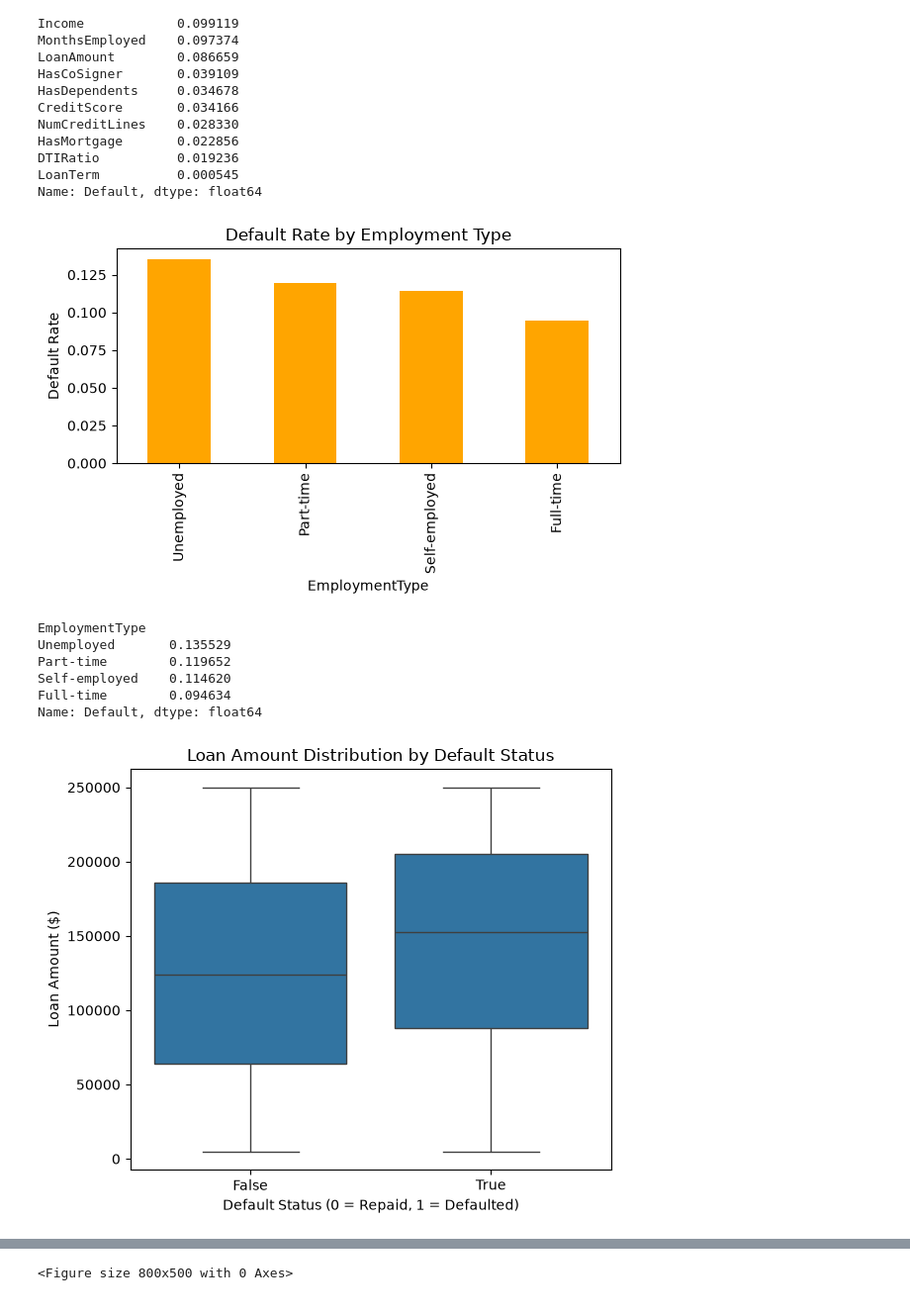
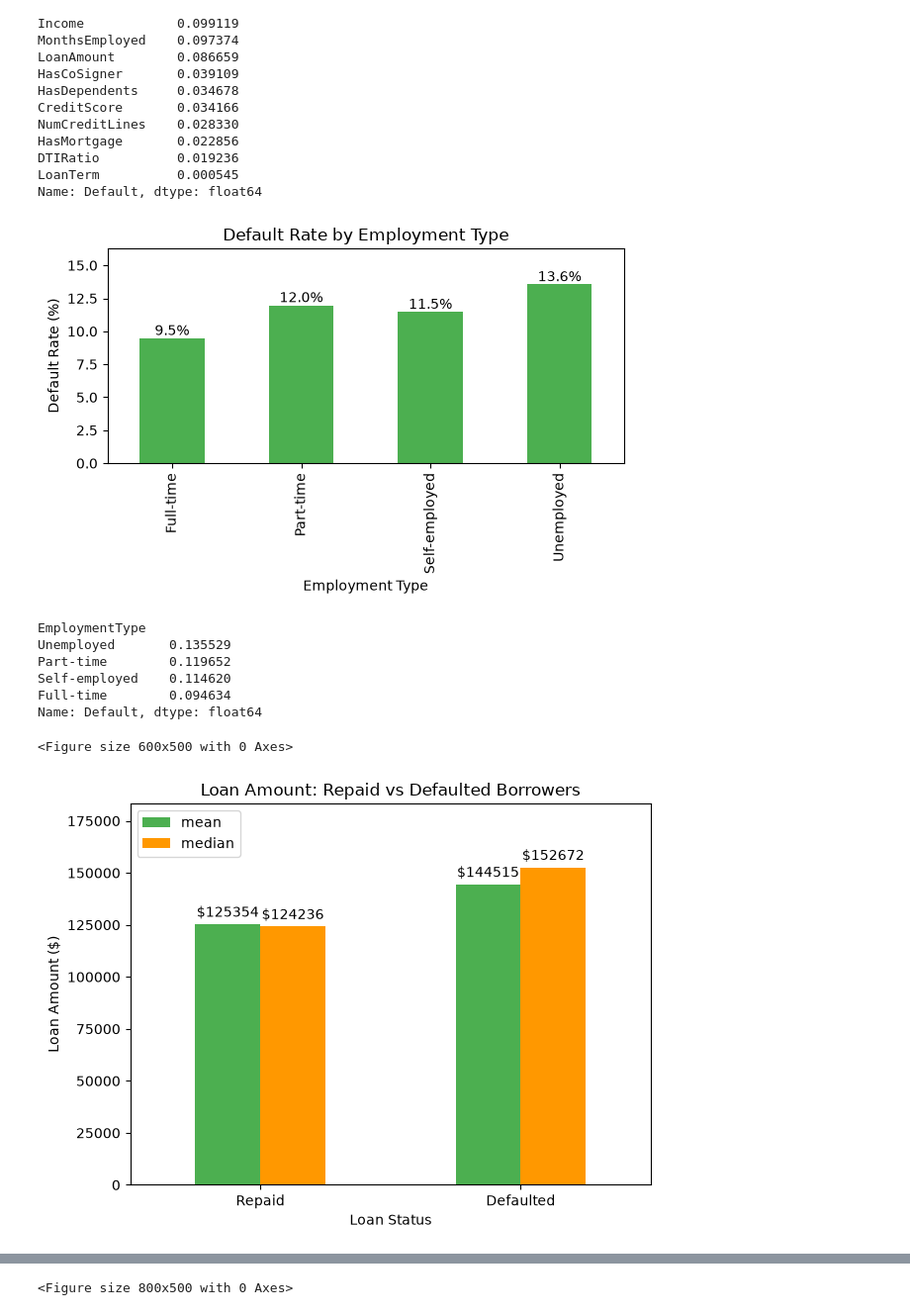
Before and after one commit to IrinaEkb/Loan_Default, a Jupyter notebook: notebooks/02_eda.ipynb, the cells around one changed output, grey strips where cells are left out. Shown at 99% size. Cells and saved outputs as stored; diff of their text form; code cells hidden in the pictures.

```diff
--- a/notebooks/02_eda.ipynb
+++ b/notebooks/02_eda.ipynb
@@ -95,18 +95,37 @@ DTIRatio          0.019236
 LoanTerm          0.000545
 Name: Default, dtype: float64
 # %%
+cat_risk = (
+    df.groupby("EmploymentType")["Default"]
+      .mean() * 100
+)
 plt.figure(figsize=(6, 4))
 
-ax = cat_risk.plot(kind="bar", color="orange")
+ax = cat_risk.plot(
+    kind="bar",
+    color="#4CAF50"
+)
 
 plt.title("Default Rate by Employment Type")
-plt.ylabel("Default Rate")
+plt.ylabel("Default Rate (%)")
+plt.xlabel("Employment Type")
+
+plt.ylim(0, cat_risk.max() * 1.2)
+
+for p in ax.patches:
+    ax.annotate(
+        f"{p.get_height():.1f}%",
+        (p.get_x() + p.get_width() / 2, p.get_height()),
+        ha="center",
+        va="bottom",
+        fontsize=10
+    )
 
 plt.tight_layout()
-plt.savefig(project_path / "visuals/employment_risk.png")
+plt.savefig(project_path / "visuals/employment_risk.png", dpi=300)
 plt.show()
 # %% [output]
-[figure, old version]
+[figure, new version]
 # %%
 print(df.groupby('EmploymentType')['Default'].mean().sort_values(ascending=False))
 # %% [output]
@@ -117,14 +136,30 @@ Self-employed    0.114620
 Full-time        0.094634
 Name: Default, dtype: float64
 # %%
+loan_summary = df.groupby("Default")["LoanAmount"].agg(
+    ["mean", "median"]
+)
+
+loan_summary.index = ["Repaid", "Defaulted"]
+
 plt.figure(figsize=(6, 5))
-sns.boxplot(x="Default", y="LoanAmount", data=df)
-plt.title("Loan Amount Distribution by Default Status")
-plt.xlabel("Default Status (0 = Repaid, 1 = Defaulted)")
+
+ax = loan_summary.plot(kind="bar", color=["#4CAF50", "#FF9800"])
+
+plt.title("Loan Amount: Repaid vs Defaulted Borrowers")
 plt.ylabel("Loan Amount ($)")
+plt.xlabel("Loan Status")
+
+plt.xticks(rotation=0)
+plt.ylim(0, loan_summary.max().max() * 1.2)
+
+for container in ax.containers:
+    ax.bar_label(container, fmt="$%.0f", padding=3)
+
 plt.tight_layout()
-plt.savefig(project_path / "visuals/loan_amount_boxplot.png")
+plt.savefig(project_path / "visuals/loan_amount_summary.png", dpi=300)
 plt.show()
 # %% [output]
+<Figure size 600x500 with 0 Axes>
-[figure, old version]
+[figure, new version]
 # %%
```
Also changed, not shown: parts of 16 cells of this notebook, 17 other files.
